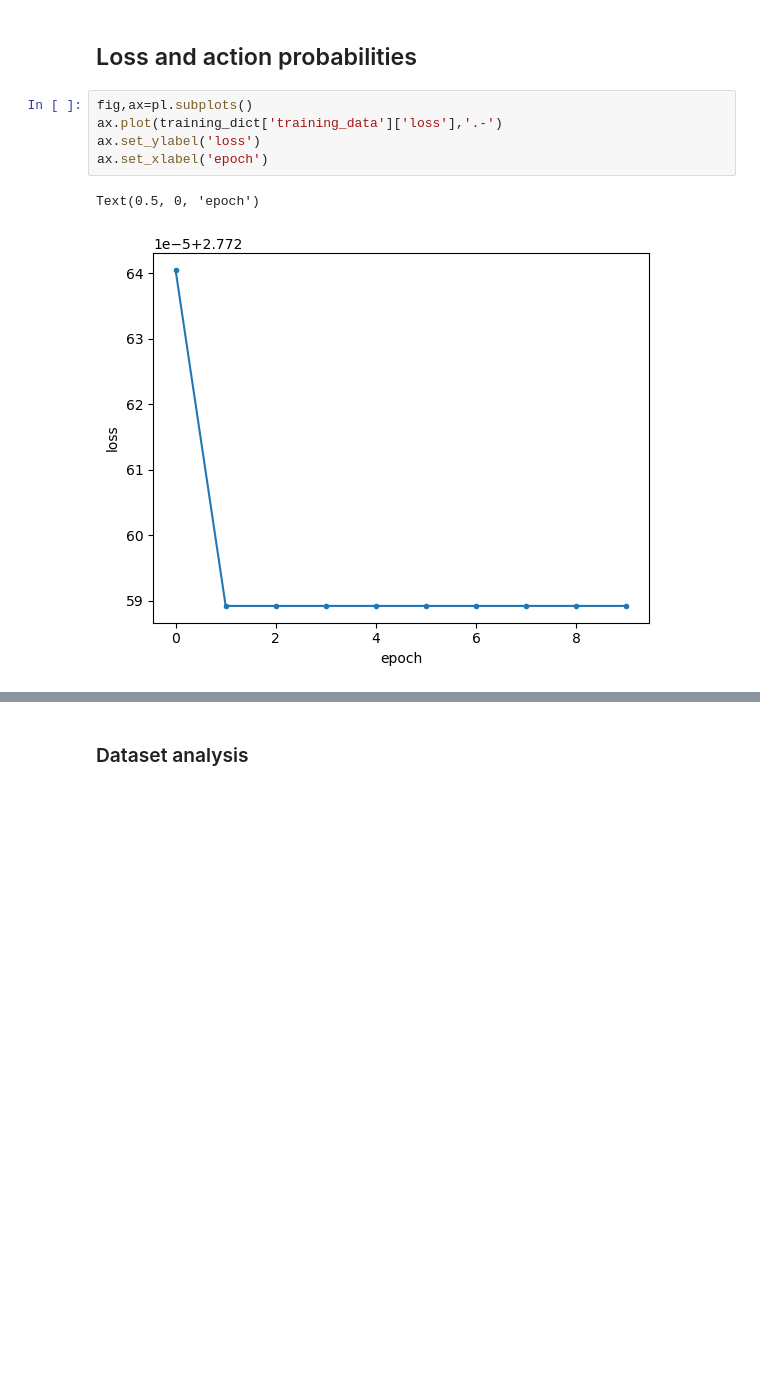
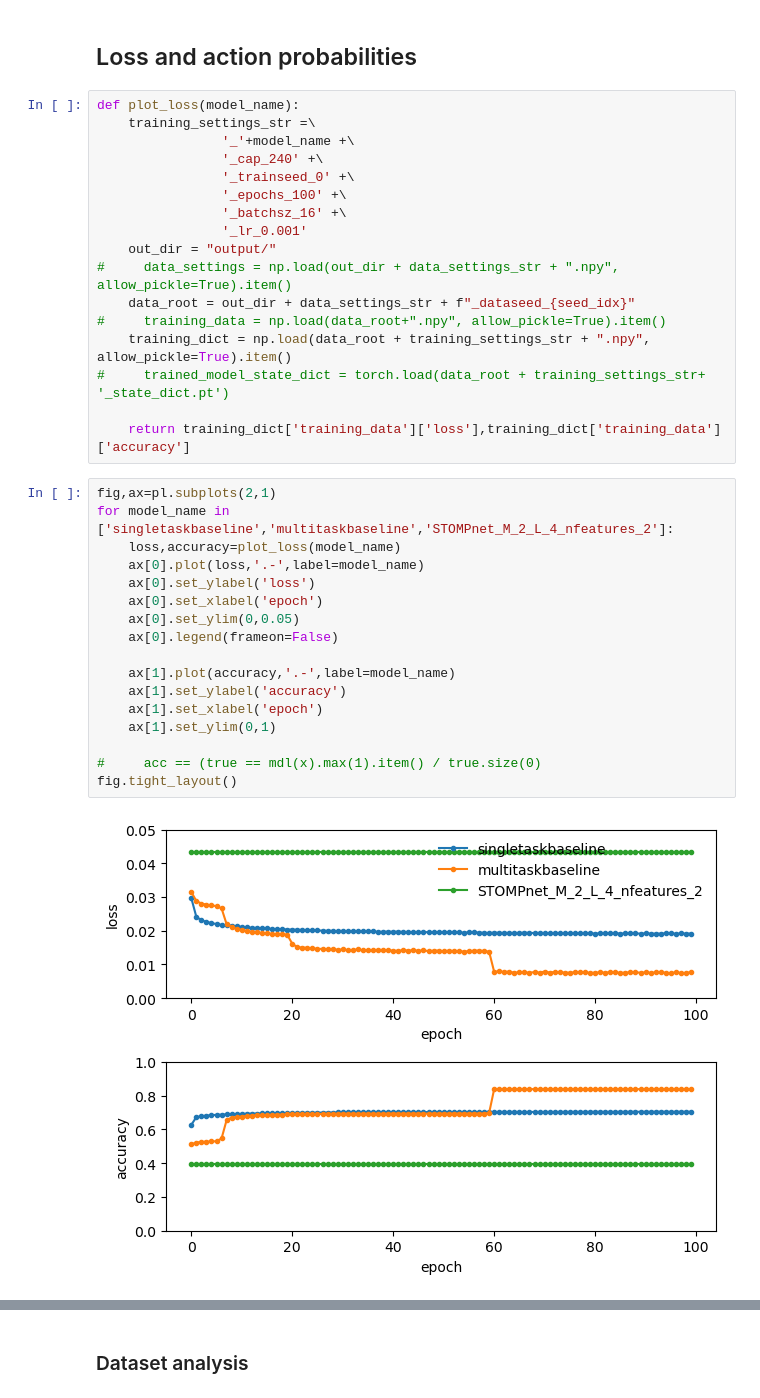
Before and after one commit to amimem/ToMM, a Jupyter notebook: trained_networks_analysis.ipynb, the cells around one changed output, grey strips where cells are left out. Cells and saved outputs as stored; diff of their text form; blank space fills up the shorter version.

Commit message:
added larger actual RNN dimension; partial observation; stability parameter; accuracy; run script

```diff
--- a/trained_networks_analysis.ipynb
+++ b/trained_networks_analysis.ipynb
@@ -109,11 +108,39 @@ ground_joint_policy.shared_ground_agent_policy_network.module_array.0.3.bias
 assigner.abs_agent_assignment_embedding.weight
 # %% [markdown]
 ## Loss and action probabilities
+# %%
+def plot_loss(model_name):
+    training_settings_str =\
+                '_'+model_name +\
+                '_cap_240' +\
+                '_trainseed_0' +\
+                '_epochs_100' +\
+                '_batchsz_16' +\
+                '_lr_0.001'
+    out_dir = "output/"
+#     data_settings = np.load(out_dir + data_settings_str + ".npy", allow_pickle=True).item()
+    data_root = out_dir + data_settings_str + f"_dataseed_{seed_idx}"
+#     training_data = np.load(data_root+".npy", allow_pickle=True).item()
+    training_dict = np.load(data_root + training_settings_str + ".npy", allow_pickle=True).item()
+#     trained_model_state_dict = torch.load(data_root + training_settings_str+ '_state_dict.pt')
+
+    return training_dict['training_data']['loss'],training_dict['training_data']['accuracy']
 # %%
-fig,ax=pl.subplots()
-ax.plot(training_dict['training_data']['loss'],'.-')
-ax.set_ylabel('loss')
-ax.set_xlabel('epoch')
+fig,ax=pl.subplots(2,1)
+for model_name in ['singletaskbaseline','multitaskbaseline','STOMPnet_M_2_L_4_nfeatures_2']:
+    loss,accuracy=plot_loss(model_name)
+    ax[0].plot(loss,'.-',label=model_name)
+    ax[0].set_ylabel('loss')
+    ax[0].set_xlabel('epoch')
+    ax[0].set_ylim(0,0.05)
+    ax[0].legend(frameon=False)
+
+    ax[1].plot(accuracy,'.-',label=model_name)
+    ax[1].set_ylabel('accuracy')
+    ax[1].set_xlabel('epoch')
+    ax[1].set_ylim(0,1)
+
+#     acc == (true == mdl(x).max(1).item() / true.size(0)
+fig.tight_layout()
 # %% [output]
-Text(0.5, 0, 'epoch')
-[figure, old version]
+[figure, new version]
```
Also changed, not shown: parts of 31 cells of this notebook, 4 other files.
